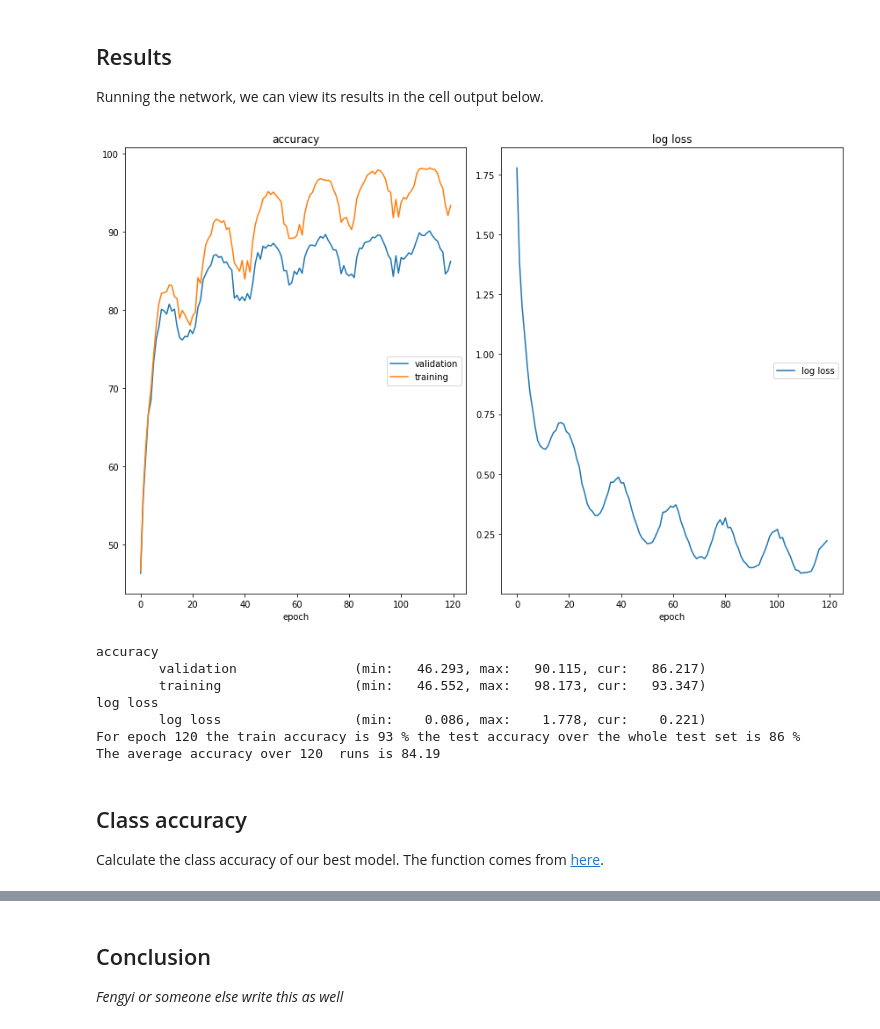
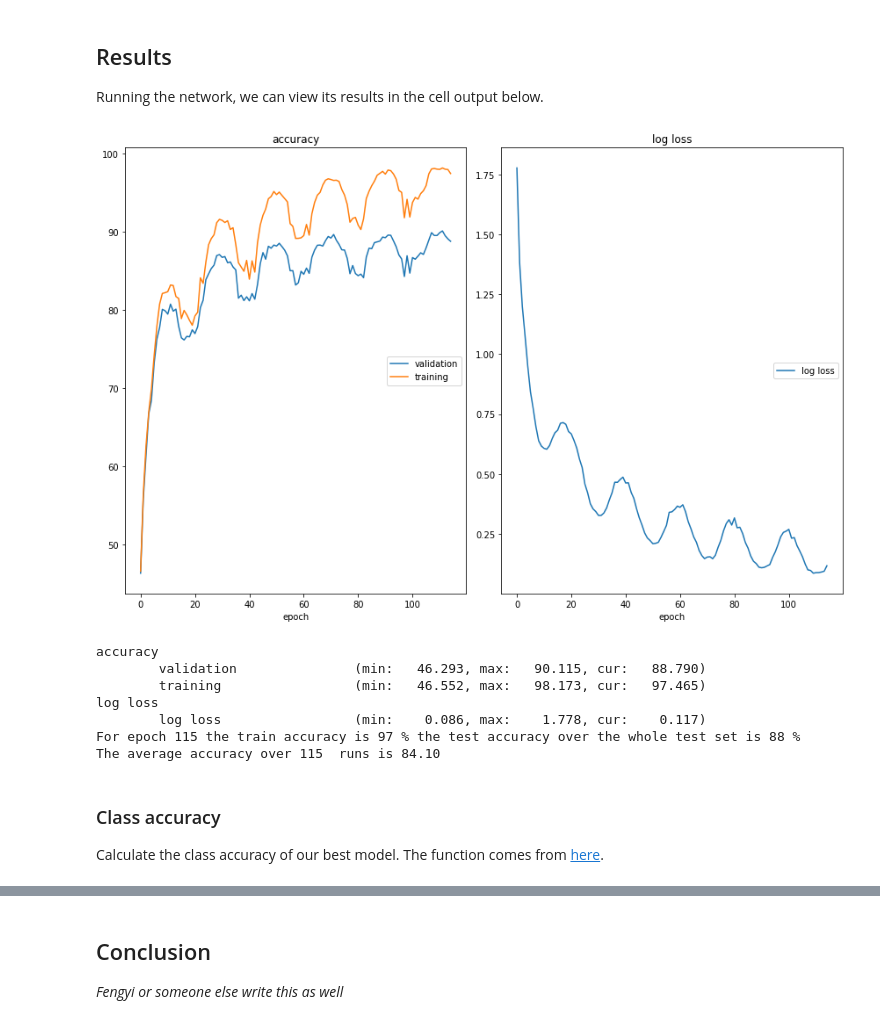
Before and after one commit to Schwarltz/COMP9444_flex_group, a Jupyter notebook: Submission_Notebook.ipynb, the cells around one changed output, grey strips where cells are left out. Drawn from its saved outputs; the diff is of its cells as text; code cells hidden in the pictures.

```diff
--- a/Submission_Notebook.ipynb
+++ b/Submission_Notebook.ipynb
@@ -437,21 +437,21 @@ Running the network, we can view its results in the cell output below.
 # %%
 train_loader, test_loader = load_data()
 
-num_epochs = 120
+num_epochs = 115
 train(num_epochs)
 
 # checkTransformedImages()
 # %% [output]
-[figure, old version]
+[figure, new version]
 accuracy
-        validation               (min:   46.293, max:   90.115, cur:   86.217)
-        training                 (min:   46.552, max:   98.173, cur:   93.347)
+        validation               (min:   46.293, max:   90.115, cur:   88.790)
+        training                 (min:   46.552, max:   98.173, cur:   97.465)
 log loss
-        log loss                 (min:    0.086, max:    1.778, cur:    0.221)
-For epoch 120 the train accuracy is 93 % the test accuracy over the whole test set is 86 %
-The average accuracy over 120  runs is 84.19
+        log loss                 (min:    0.086, max:    1.778, cur:    0.117)
+For epoch 115 the train accuracy is 97 % the test accuracy over the whole test set is 88 %
+The average accuracy over 115  runs is 84.10
 # %% [markdown]
-## Class accuracy
+### Class accuracy
 
 Calculate the class accuracy of our best model. The function comes from [here](https://pytorch.org/tutorials/beginner/blitz/cifar10_tutorial.html).
 # %%
```
Also changed, not shown: parts of 3 cells of this notebook.
